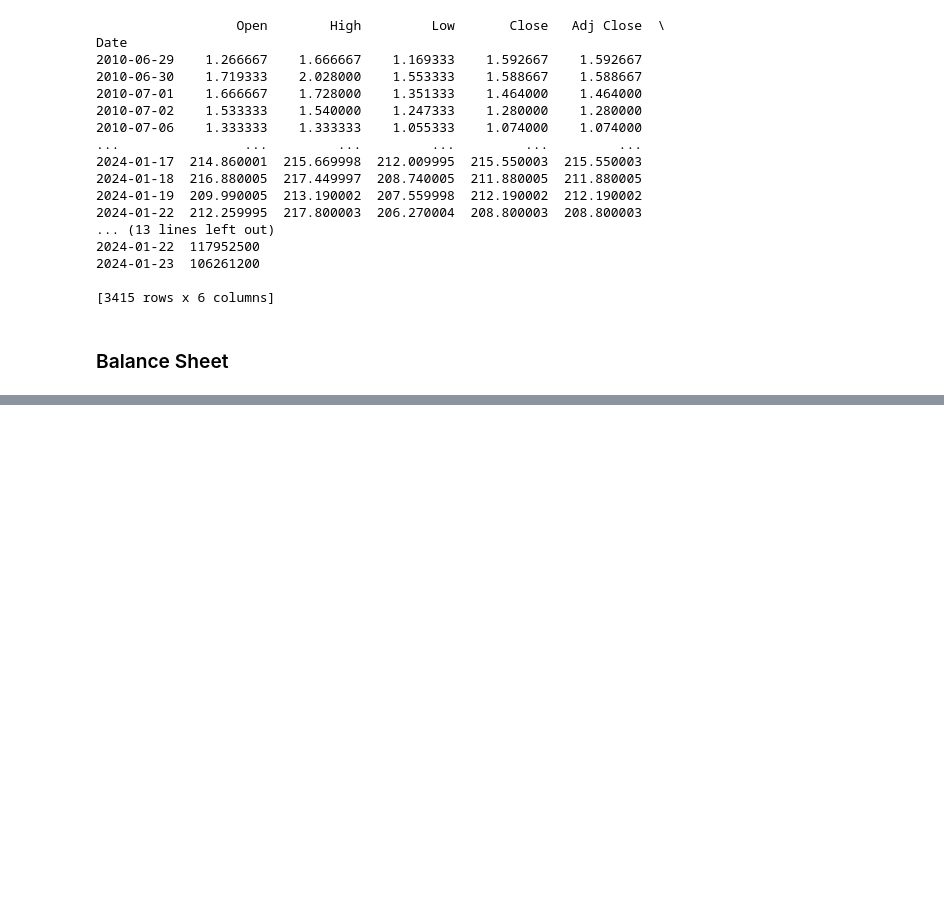
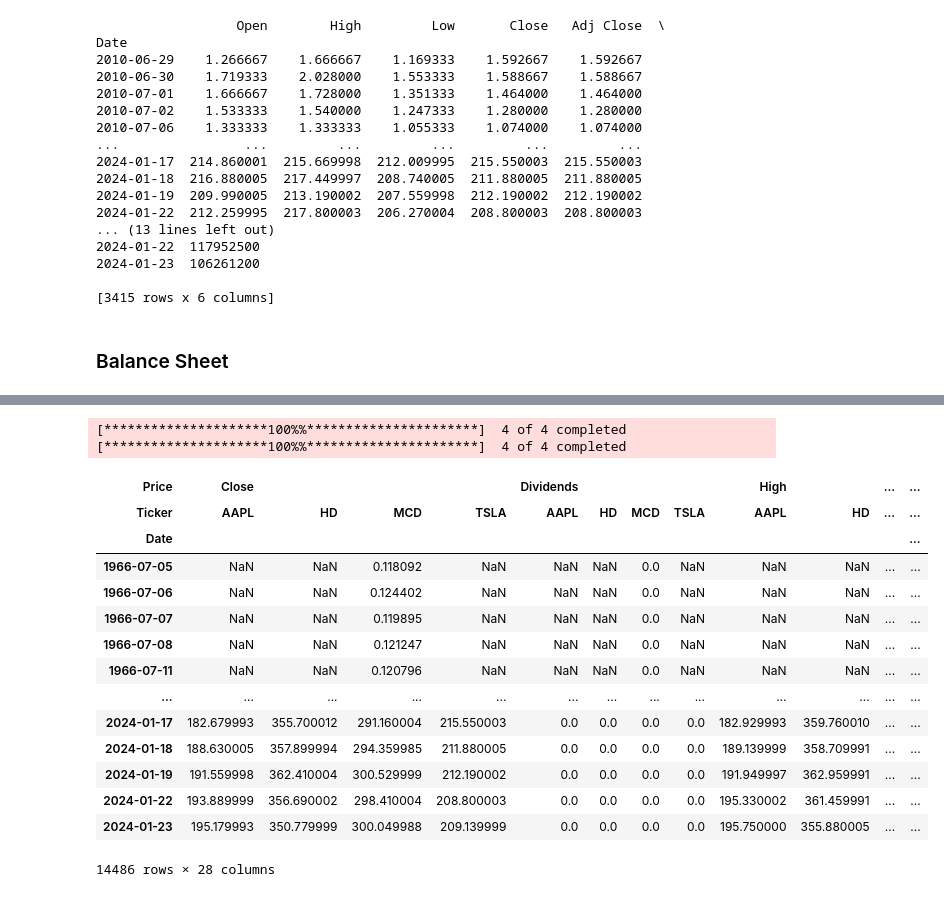
Before and after one commit to JustinEBlake/project_3, a Jupyter notebook: main/main.ipynb, the cells around one changed output, grey strips where cells are left out. Saved outputs shown, nothing was run; the diff lists cells and outputs as text; code cells hidden in the pictures; blank space fills up the shorter version.

Commit message:
testing all companies

```diff
--- a/main/main.ipynb
+++ b/main/main.ipynb
@@ -10,6 +10,8 @@ import pandas as pd
 import numpy as np
 import yfinance as yf
 import datetime as dt
+# %%
+companies = ["tsla", "aapl", "mcd", "hd"]
 # %% [markdown]
 ## Tesla Financials
 # %% [markdown]
@@ -76,0 +117,23 @@ tsla_balance_sheet = yf.download()
+# %%
+all_companies = yf.Tickers(companies)
+all_companies.history()
+
+all_companies.download(period="max")
+# %% [output]
+[*********************100%%**********************]  4 of 4 completed
+[*********************100%%**********************]  4 of 4 completed
+| Price | Close |  |  |  | Dividends |  |  |  | High |  | ... | ... |
+| Ticker | AAPL | HD | MCD | TSLA | AAPL | HD | MCD | TSLA | AAPL | HD | ... | ... |
+| Date |  |  |  |  |  |  |  |  |  |  |  | ... |
+| 1966-07-05 | NaN | NaN | 0.118092 | NaN | NaN | NaN | 0.0 | NaN | NaN | NaN | ... | ... |
+| 1966-07-06 | NaN | NaN | 0.124402 | NaN | NaN | NaN | 0.0 | NaN | NaN | NaN | ... | ... |
+| 1966-07-07 | NaN | NaN | 0.119895 | NaN | NaN | NaN | 0.0 | NaN | NaN | NaN | ... | ... |
+| 1966-07-08 | NaN | NaN | 0.121247 | NaN | NaN | NaN | 0.0 | NaN | NaN | NaN | ... | ... |
+| 1966-07-11 | NaN | NaN | 0.120796 | NaN | NaN | NaN | 0.0 | NaN | NaN | NaN | ... | ... |
+| ... | ... | ... | ... | ... | ... | ... | ... | ... | ... | ... | ... | ... |
+| 2024-01-17 | 182.679993 | 355.700012 | 291.160004 | 215.550003 | 0.0 | 0.0 | 0.0 | 0.0 | 182.929993 | 359.760010 | ... | ... |
+| 2024-01-18 | 188.630005 | 357.899994 | 294.359985 | 211.880005 | 0.0 | 0.0 | 0.0 | 0.0 | 189.139999 | 358.709991 | ... | ... |
+| 2024-01-19 | 191.559998 | 362.410004 | 300.529999 | 212.190002 | 0.0 | 0.0 | 0.0 | 0.0 | 191.949997 | 362.959991 | ... | ... |
+| 2024-01-22 | 193.889999 | 356.690002 | 298.410004 | 208.800003 | 0.0 | 0.0 | 0.0 | 0.0 | 195.330002 | 361.459991 | ... | ... |
+| 2024-01-23 | 195.179993 | 350.779999 | 300.049988 | 209.139999 | 0.0 | 0.0 | 0.0 | 0.0 | 195.750000 | 355.880005 | ... | ... |
+14486 rows × 28 columns
```
Also changed, not shown: parts of 2 cells of this notebook.
